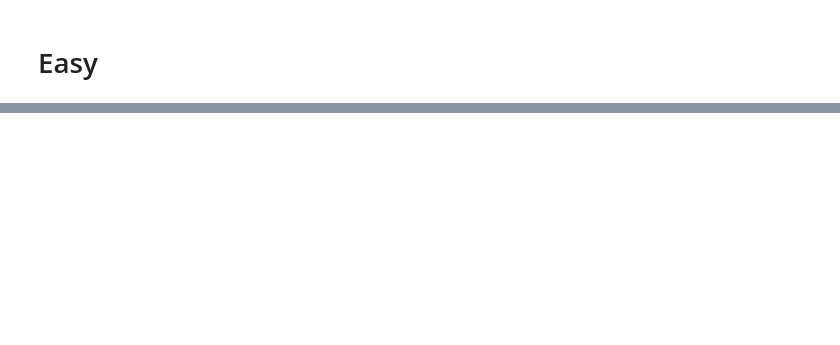
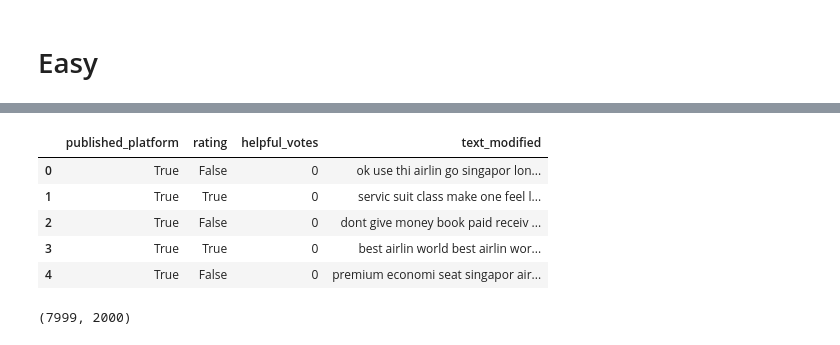
Before and after one commit to nixiieee/hse-ml-course-2024-hw, a Jupyter notebook: notebooks/06-homework.ipynb, the cells around one changed output, grey strips where cells are left out. Cells and saved outputs as stored; diff of their text form; code cells hidden in the pictures; blank space fills up the shorter version.

```diff
--- a/notebooks/06-homework.ipynb
+++ b/notebooks/06-homework.ipynb
@@ -74,0 +91,18 @@ Please also refer to the documentation for alternative solver options:
+# %%
+import nltk
+from nltk.corpus import stopwords
+from nltk.tokenize import word_tokenize
+from nltk.stem.porter import *
+
+nltk.download('stopwords')
+nltk.download('punkt')
+
+stemmer = PorterStemmer()
+stop_words = set(stopwords.words('english'))
+
+def stem_delete_stopwords(text):
+    text = re.sub(r'[^\w\s]', '', text).lower()
+    text = ' '.join(map(stemmer.stem, text.split(' ')))
+    word_tokens = word_tokenize(text)
+    filtered_text = [w for w in word_tokens if not w in stop_words]
+    return ' '.join(filtered_text)
@@ -74,0 +115,16 @@ Please also refer to the documentation for alternative solver options:
+# %%
+df['text_modified'] = df['text_modified'].apply(stem_delete_stopwords)
+df.drop(inplace=True, columns=['text', 'title'])
+df.head()
+# %% [output]
+|  | published_platform | rating | helpful_votes | text_modified |
+| 0 | True | False | 0 | ok use thi airlin go singapor lon... |
+| 1 | True | True | 0 | servic suit class make one feel l... |
+| 2 | True | False | 0 | dont give money book paid receiv ... |
+| 3 | True | True | 0 | best airlin world best airlin wor... |
+| 4 | True | False | 0 | premium economi seat singapor air... |
+# %%
+train, test = train_test_split(df, test_size=0.2, random_state=42)
+train.shape[0], test.shape[0]
+# %% [output]
+(7999, 2000)
```
Also changed, not shown: parts of 25 cells of this notebook.
